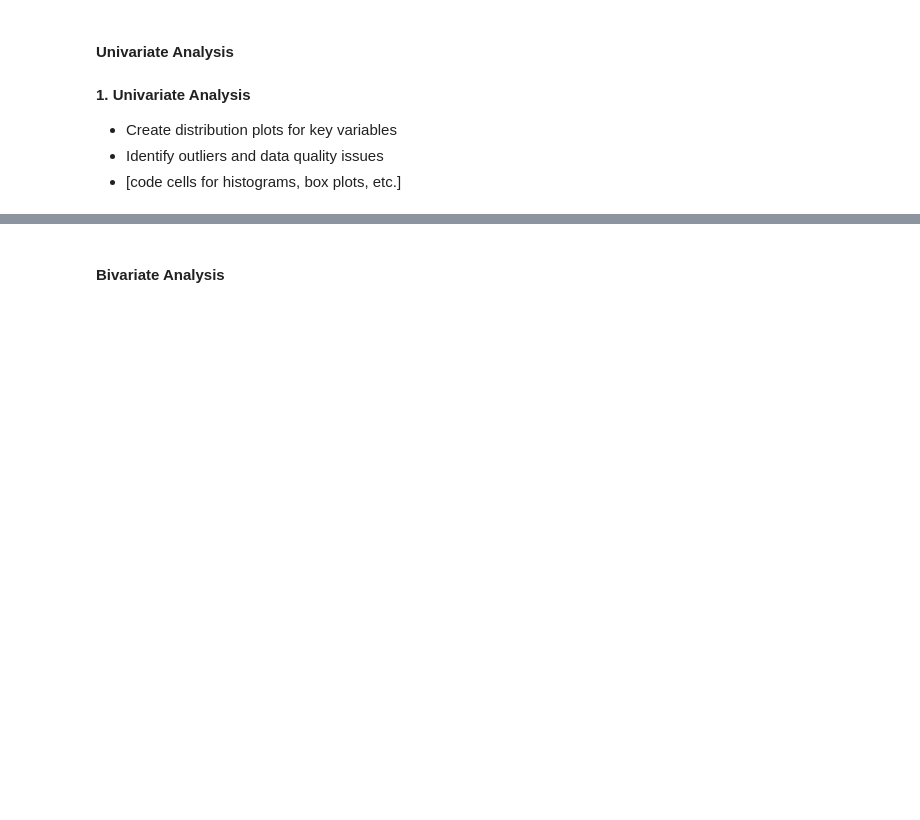
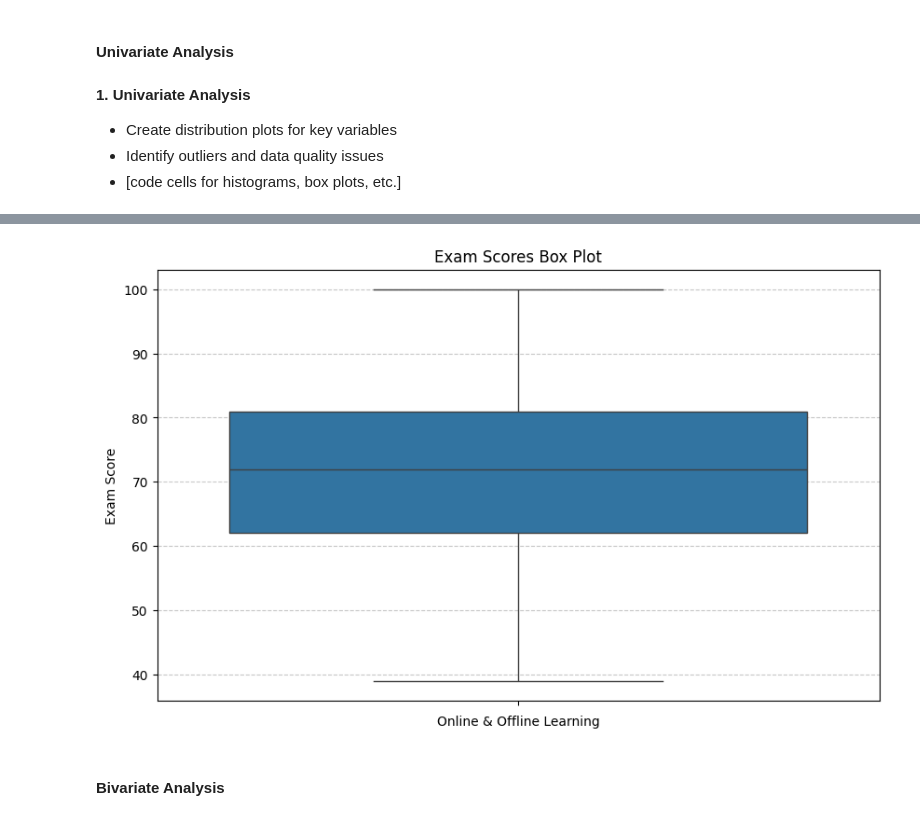
Before and after one commit to Gavin-Ricks/SBX-PROJECTS, a Jupyter notebook: sbx_proposal_notebook.ipynb, the cells around one changed output, grey strips where cells are left out. Cells and saved outputs as stored; diff of their text form; code cells hidden in the pictures; blank space fills up the shorter version.

```diff
--- a/sbx_proposal_notebook.ipynb
+++ b/sbx_proposal_notebook.ipynb
@@ -256,3 +290,14 @@ Create visualizations that help answer your research question and support your f
+# %%
+#Box Plot of Exam Score Data
+plt.figure(figsize=(10, 6))
+sns.boxplot(y='Exam_Score', data=df)
+plt.title('Exam Scores Box Plot')
+plt.xlabel('Online & Offline Learning')
+plt.ylabel('Exam Score')
+plt.grid(axis='y', linestyle='--', alpha=0.7)
+plt.show()
+# %% [output]
+[figure, added]
 # %% [markdown]
 #### Bivariate Analysis
 # %% [markdown]
```
Also changed, not shown: parts of 25 cells of this notebook.
